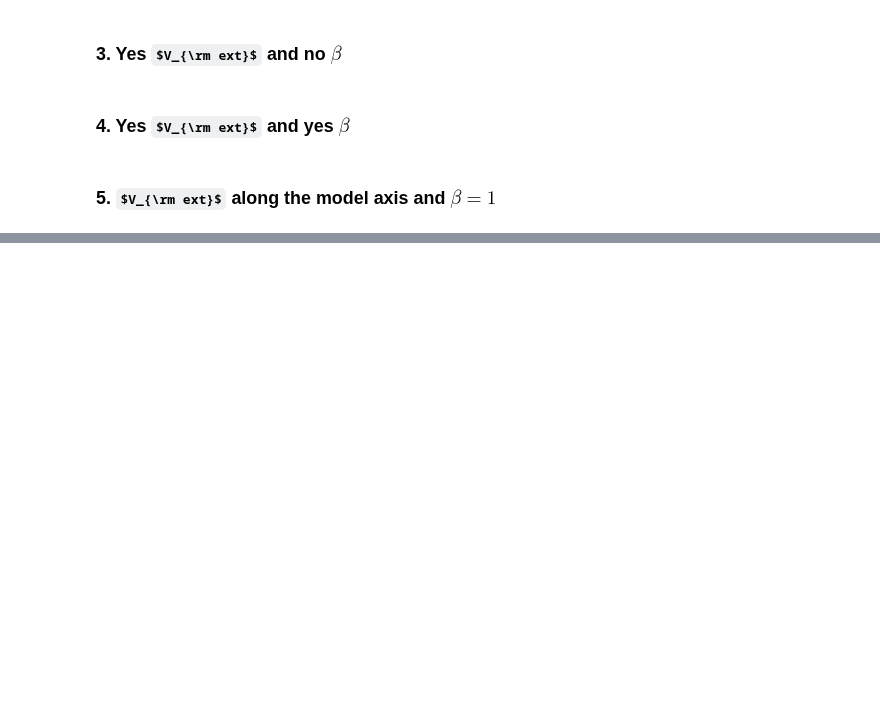
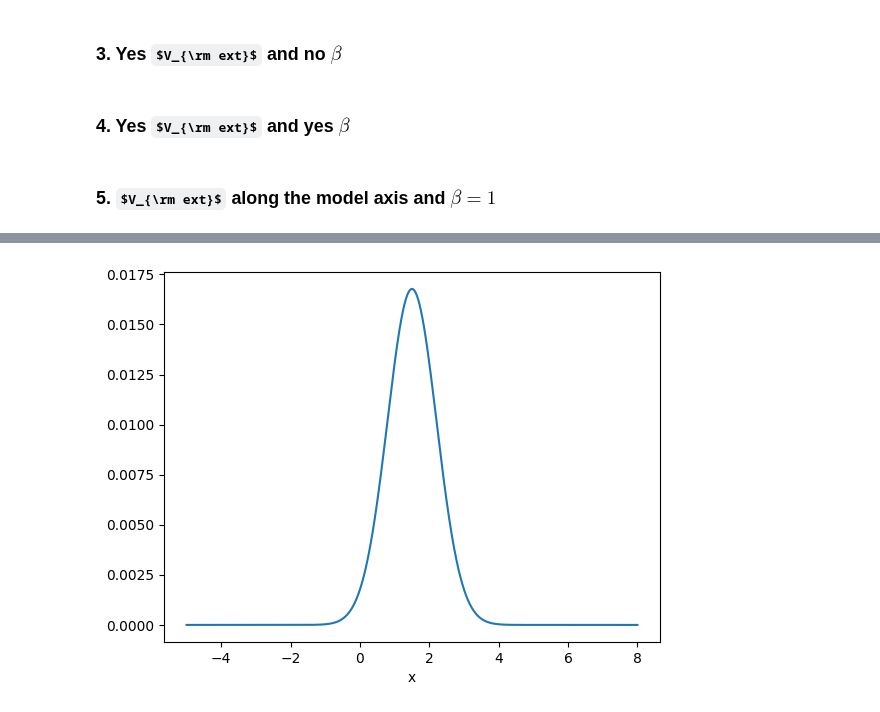
Before and after one commit to Richard-Sti/csiborgtools, a Jupyter notebook: notebooks/flow/void_test.ipynb, the cells around one changed output, grey strips where cells are left out. Cells and saved outputs as stored; diff of their text form; code cells hidden in the pictures; some formulas as TeX source; blank space fills up the shorter version.

```diff
--- a/notebooks/flow/void_test.ipynb
+++ b/notebooks/flow/void_test.ipynb
@@ -240,0 +321,9 @@ for simname in ["IndranilVoid_exp", "IndranilVoid_gauss", "IndranilVoid_mb"]:
+# %%
+plt.figure()
+plt.plot(x, y1 * y2)
+# plt.plot(x, y2)
+
+plt.xlabel("x")
+plt.show()
+# %% [output]
+[figure, added]
```
Also changed, not shown: parts of 7 cells of this notebook.
